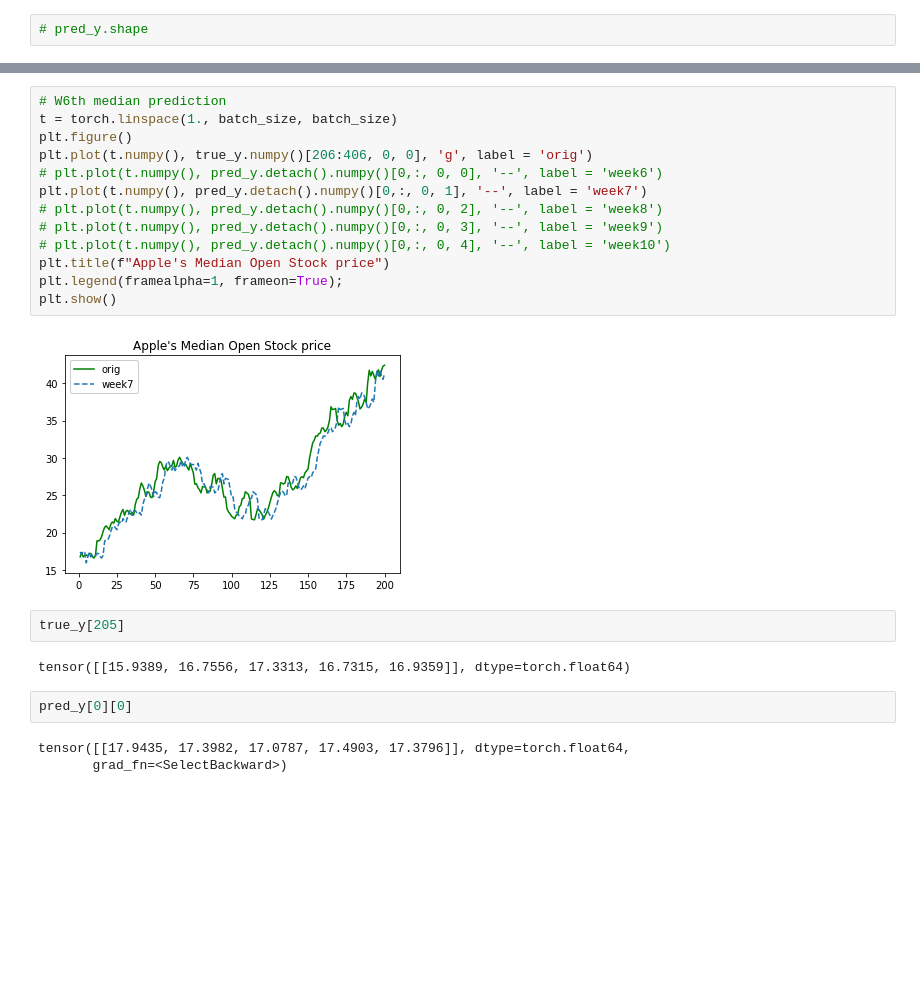
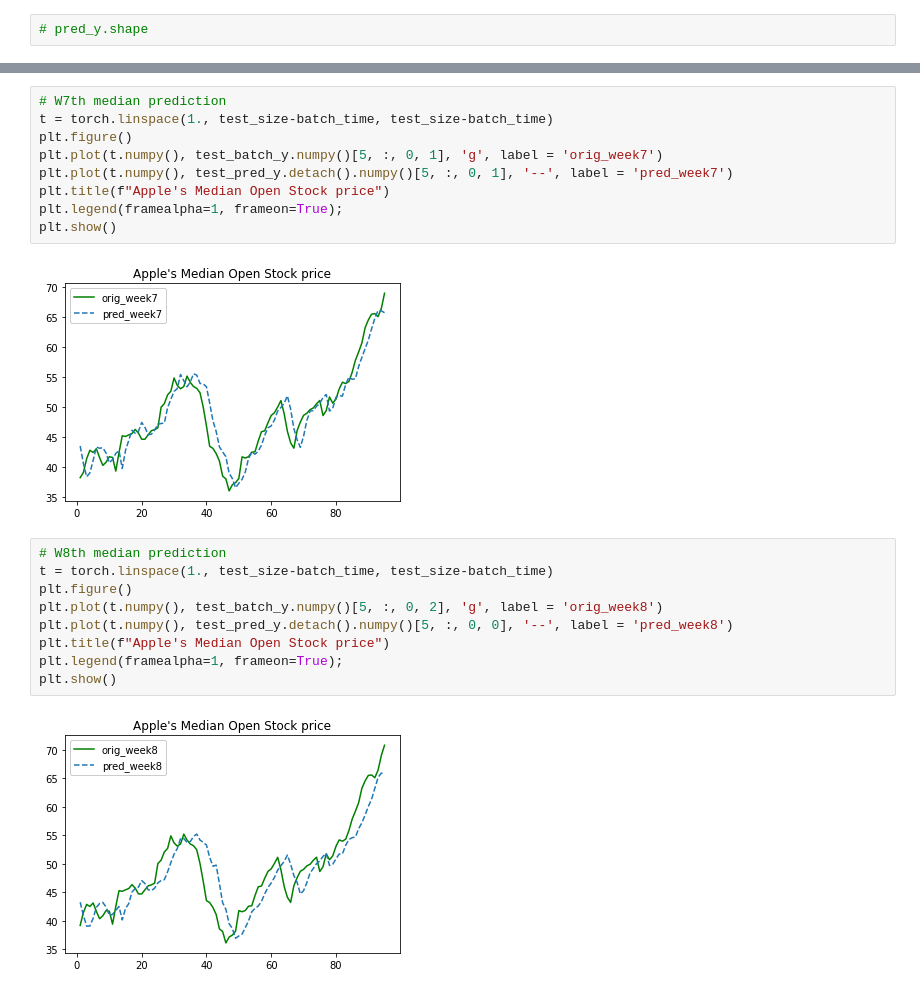
Before and after one commit to OmkarMehta/SSFwithNODE, a Jupyter notebook: simple-data-generator/neuralode_basic_median.ipynb, the cells around one changed output, grey strips where cells are left out. Cells and saved outputs as stored; diff of their text form; blank space fills up the shorter version.

```diff
--- a/simple-data-generator/neuralode_basic_median.ipynb
+++ b/simple-data-generator/neuralode_basic_median.ipynb
@@ -400,24 +333,22 @@ plt.show()
-# %%
-# W6th median prediction
-t = torch.linspace(1., batch_size, batch_size)
-plt.figure()
-plt.plot(t.numpy(), true_y.numpy()[206:406, 0, 0], 'g', label = 'orig')
-# plt.plot(t.numpy(), pred_y.detach().numpy()[0,:, 0, 0], '--', label = 'week6')
-plt.plot(t.numpy(), pred_y.detach().numpy()[0,:, 0, 1], '--', label = 'week7')
-# plt.plot(t.numpy(), pred_y.detach().numpy()[0,:, 0, 2], '--', label = 'week8')
-# plt.plot(t.numpy(), pred_y.detach().numpy()[0,:, 0, 3], '--', label = 'week9')
-# plt.plot(t.numpy(), pred_y.detach().numpy()[0,:, 0, 4], '--', label = 'week10')
-plt.title(f"Apple's Median Open Stock price")
-plt.legend(framealpha=1, frameon=True);
-plt.show()
-# %% [output]
-[figure, removed]
-# %%
-true_y[205]
-# %% [output]
-tensor([[15.9389, 16.7556, 17.3313, 16.7315, 16.9359]], dtype=torch.float64)
-# %%
-pred_y[0][0]
-# %% [output]
-tensor([[17.9435, 17.3982, 17.0787, 17.4903, 17.3796]], dtype=torch.float64,
-       grad_fn=<SelectBackward>)
+# %%
+# W7th median prediction
+t = torch.linspace(1., test_size-batch_time, test_size-batch_time)
+plt.figure()
+plt.plot(t.numpy(), test_batch_y.numpy()[5, :, 0, 1], 'g', label = 'orig_week7')
+plt.plot(t.numpy(), test_pred_y.detach().numpy()[5, :, 0, 1], '--', label = 'pred_week7')
+plt.title(f"Apple's Median Open Stock price")
+plt.legend(framealpha=1, frameon=True);
+plt.show()
+# %% [output]
+[figure, added]
+# %%
+# W8th median prediction
+t = torch.linspace(1., test_size-batch_time, test_size-batch_time)
+plt.figure()
+plt.plot(t.numpy(), test_batch_y.numpy()[5, :, 0, 2], 'g', label = 'orig_week8')
+plt.plot(t.numpy(), test_pred_y.detach().numpy()[5, :, 0, 0], '--', label = 'pred_week8')
+plt.title(f"Apple's Median Open Stock price")
+plt.legend(framealpha=1, frameon=True);
+plt.show()
+# %% [output]
+[figure, added]
```
Also changed, not shown: parts of 23 cells of this notebook.
